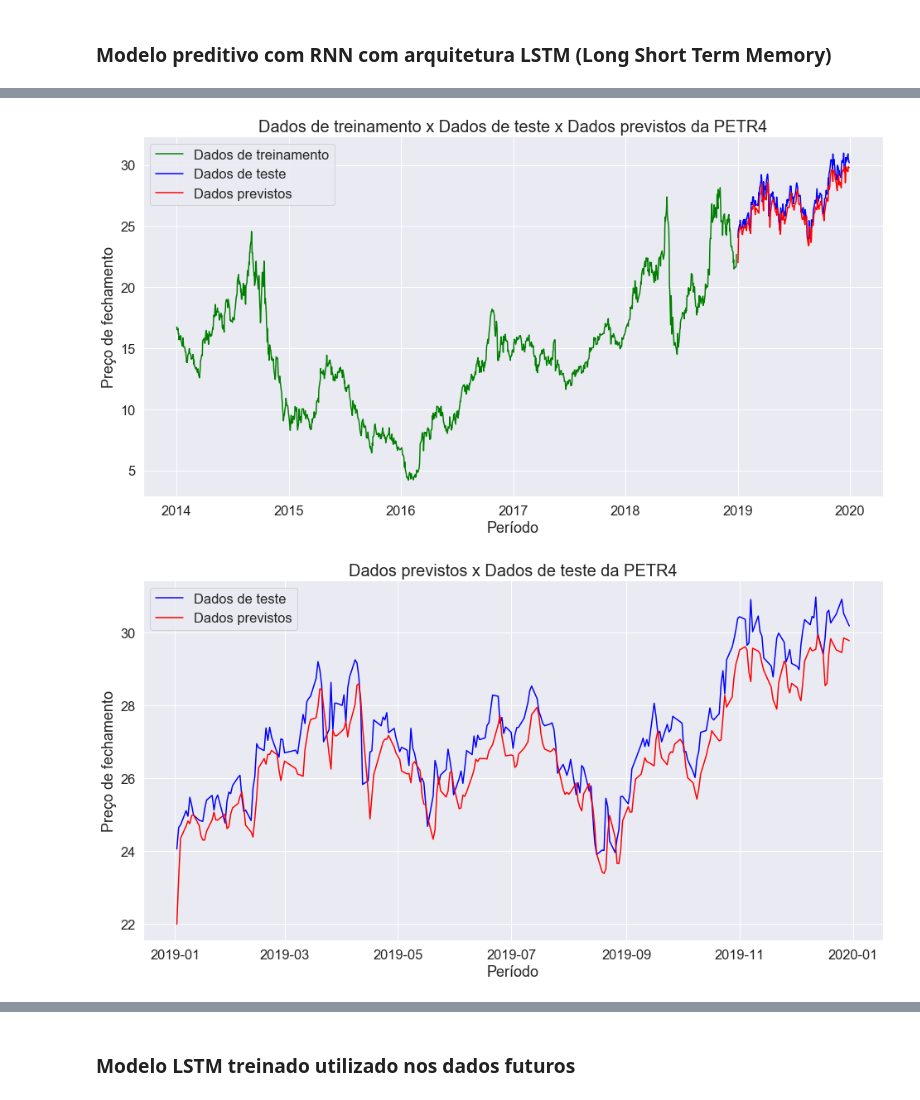
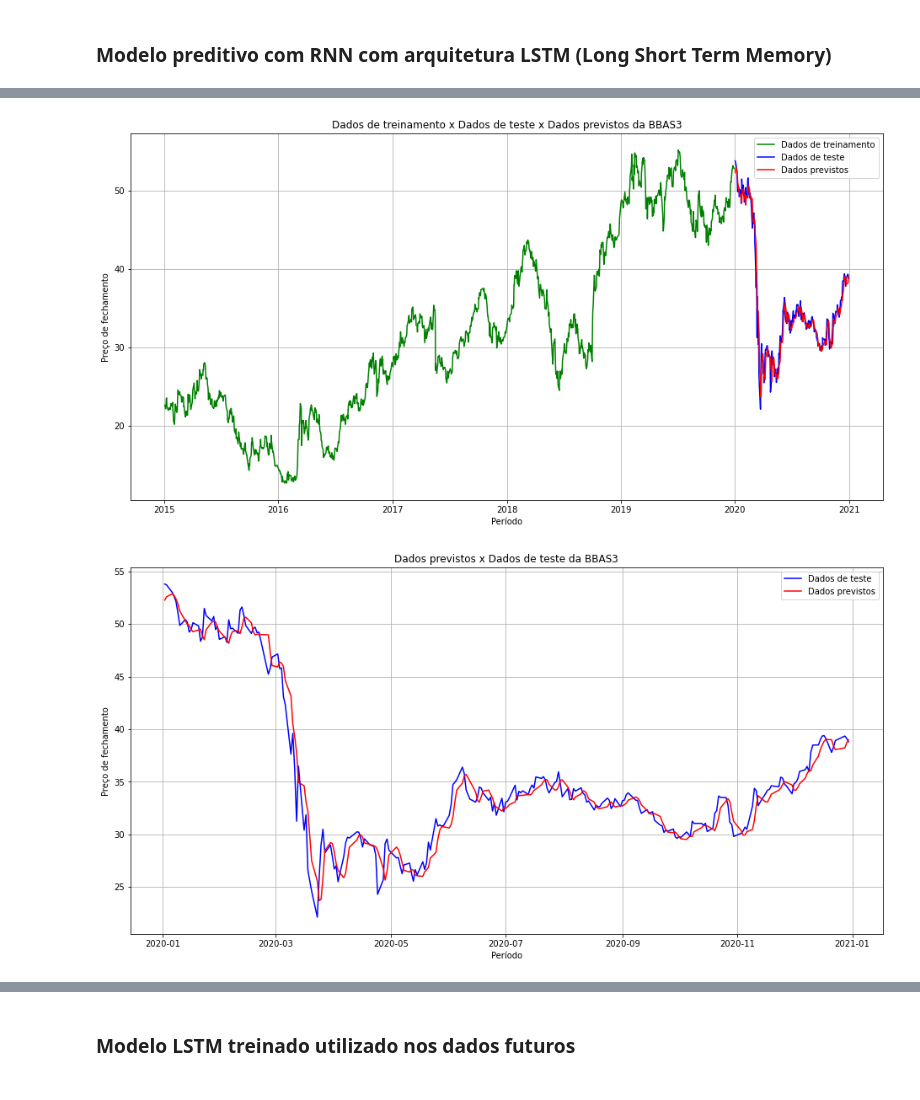
Before and after one commit to Roberta-Santos/tcc-big-data, a Jupyter notebook: notebook/notebook_tcc.ipynb, the cells around one changed output, grey strips where cells are left out. Drawn from its saved outputs; the diff is of its cells as text; code cells hidden in the pictures.

```diff
--- a/notebook/notebook_tcc.ipynb
+++ b/notebook/notebook_tcc.ipynb
@@ -916,6 +863,7 @@ train_petr4_lstm.head()
 # %%
-#Normalização dos dados
-train_lstm = train_petr4_lstm.iloc[:,0:1].values# seleciona o preço de fechamento
+# Normalização dos dados
+
+train_lstm = train_bbas3_lstm.iloc[:,0:1].values# seleciona o preço de fechamento
 from sklearn.preprocessing import MinMaxScaler
 scaler = MinMaxScaler()
 train_scaled_lstm = scaler.fit_transform(train_lstm)
@@ -1002,54 +960,61 @@ plot_model(model_rnn, show_shapes=True) #Acrescente o parâmetro 'to_file='model
 # %%
-#Carregamentos dos dados de teste para fazer as predições
-test_lstm = test_petr4_lstm.iloc[:,0:1].values #seleciona o preço de fechamento
+# Carregamento dos dados de teste para fazer as predições
+
+test_lstm = test_bbas3_lstm.iloc[:,0:1].values #seleciona o preço de fechamento
 # %%
 # Concatena os dados de treinamento e teste, pois os preços de fechamento anteriores não estão no conjunto de teste
-combine = pd.concat((train_petr4_lstm['Close'], test_petr4_lstm['Close']), axis = 0)
+
+combine = pd.concat((train_bbas3_lstm['Close'], test_bbas3_lstm['Close']), axis = 0)
 
 # Tratamento do conjunto de teste considerando os timesteps anteriores
-test_inputs = combine[len(combine) - len(test_petr4_lstm) - timesteps:].values
+
+test_inputs = combine[len(combine) - len(test_bbas3_lstm) - timesteps:].values
 test_inputs = test_inputs.reshape(-1,1)
 
 # Normalização dos dados
+
 test_inputs = scaler.transform(test_inputs)
 # %%
 # Predição utilizando os dados de teste
+
 x_test_lstm = []
-for i in range(timesteps, test_petr4_lstm.shape[0]+timesteps):
+for i in range(timesteps, test_bbas3_lstm.shape[0]+timesteps):
     x_test_lstm.append(test_inputs[i-timesteps:i, 0])
 x_test_lstm = np.array(x_test_lstm)
 x_test_lstm = np.reshape(x_test_lstm, (x_test_lstm.shape[0], x_test_lstm.shape[1], 1))
 predictions_lstm = model_rnn.predict(x_test_lstm)
 
 # Desnormaliza os dados
+
 predictions_lstm = scaler.inverse_transform(predictions_lstm)
 # %%
-#Plotagem dos dados de treinamento, teste e previsão
+# Plotagem dos dados de treinamento, teste e previsão
+
 plt.figure(figsize=(16,8))
-plt.plot(train_petr4_lstm.index, train_petr4_lstm, color='green', label = 'Dados de treinamento')
-plt.plot(test_petr4_lstm.index, test_lstm, color = 'blue', label = 'Dados de teste')
-plt.plot(test_petr4_lstm.index, predictions_lstm, color = 'red', label = 'Dados previstos')
-plt.title('Dados de treinamento x Dados de teste x Dados previstos da PETR4')
+plt.plot(train_bbas3_lstm.index, train_bbas3_lstm, color='green', label = 'Dados de treinamento')
+plt.plot(test_bbas3_lstm.index, test_lstm, color = 'blue', label = 'Dados de teste')
+plt.plot(test_bbas3_lstm.index, predictions_lstm, color = 'red', label = 'Dados previstos')
+plt.title('Dados de treinamento x Dados de teste x Dados previstos da BBAS3')
 plt.xlabel('Período')
 plt.ylabel('Preço de fechamento')
 plt.legend()
 plt.grid(True)
-#plt.savefig('lstm1.pdf')
 plt.show()
 # %% [output]
-[figure, old version]
+[figure, new version]
 # %%
-#Plotagem dos dados de teste e dados previstos
+# Plotagem dos dados de teste e dados previstos
+
 plt.figure(figsize=(16,8))
-plt.plot(test_petr4_lstm.index, test_lstm, color = 'blue', label = 'Dados de teste')
-plt.plot(test_petr4_lstm.index, predictions_lstm, color = 'red', label = 'Dados previstos')
-plt.title('Dados previstos x Dados de teste da PETR4')
+plt.plot(test_bbas3_lstm.index, test_lstm, color = 'blue', label = 'Dados de teste')
+plt.plot(test_bbas3_lstm.index, predictions_lstm, color = 'red', label = 'Dados previstos')
+plt.title('Dados previstos x Dados de teste da BBAS3')
 plt.xlabel('Período')
 plt.ylabel('Preço de fechamento')
 plt.legend()
 plt.grid(True)
-#plt.savefig('lstm2.pdf')
+plt.savefig('Figura 36 - teste-previsao-lstm.jpg')
 plt.show()
 # %% [output]
-[figure, old version]
+[figure, new version]
 # %%
```
Also changed, not shown: parts of 141 cells of this notebook, 59 other files.
